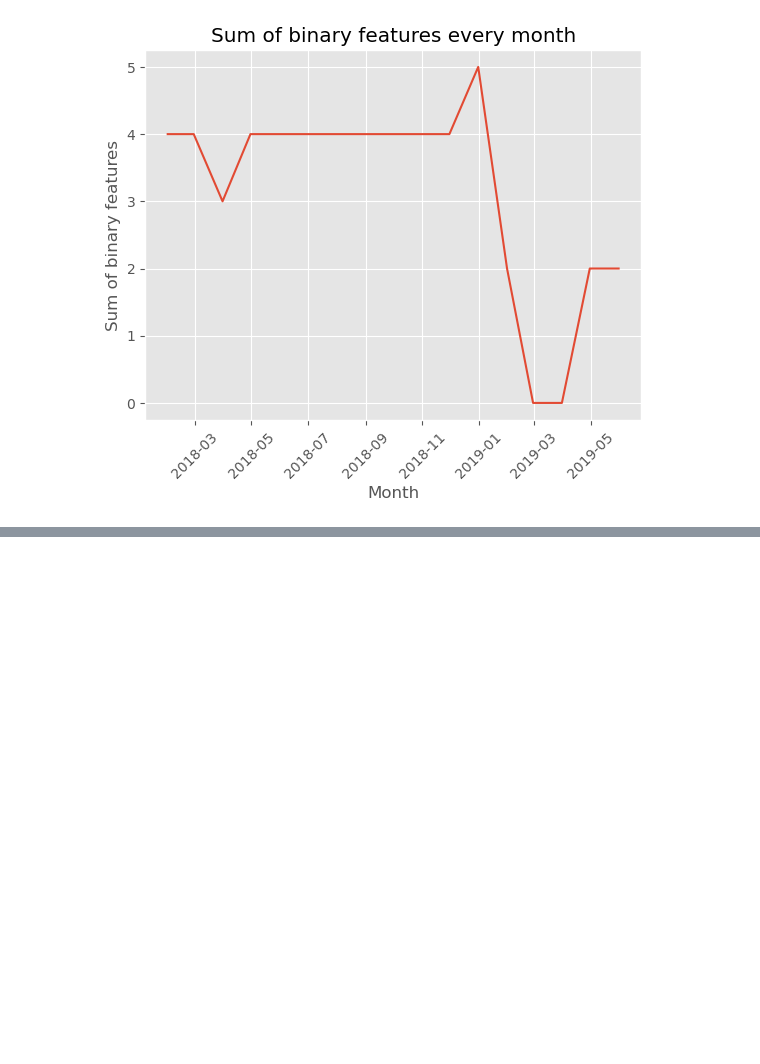
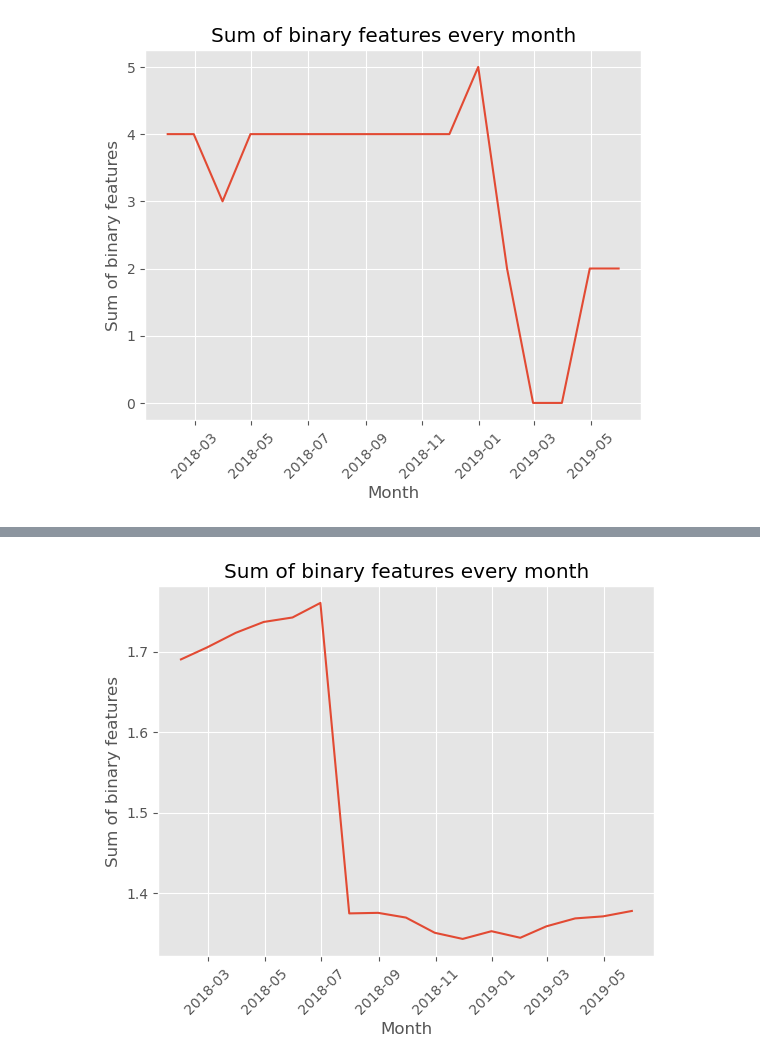
Before and after one commit to aggarcia1996/final_project_adjt, a Jupyter notebook: Analysis/EDA.ipynb, the cells around one changed output, grey strips where cells are left out. Drawn from its saved outputs; the diff is of its cells as text; code cells hidden in the pictures; blank space fills up the shorter version.

```diff
--- a/Analysis/EDA.ipynb
+++ b/Analysis/EDA.ipynb
@@ -393,3 +396,16 @@ df[df["pk_cid"] == "1050358"].T
 | entry_channel | KHE | KHE | KHE | KHE | KHE | KHE | KHE | KHE | KHE | KHE | KHE | ... |
 | active_customer | 1.00 | 1.00 | 1.00 | 1.00 | 1.00 | 1.00 | 1.00 | 1.00 | 1.00 | 1.00 | 1.00 | ... |
 | segment | 03 - UNIVERSITARIO | 03 - UNIVERSITARIO | 03 - UNIVERSITARIO | 03 - UNIVERSITARIO | 03 - UNIVERSITARIO | 03 - UNIVERSITARIO | 03 - UNIVERSITARIO | 03 - UNIVERSITARIO | 03 - UNIVERSITARIO | 03 - UNIVERSITARIO | 03 - UNIVERSITARIO | ... |
+# %%
+## in june 2018 something happened: the average sum of binary features dropped significantly
+
+df_monthly = df.resample("M", on = "pk_partition").mean()
+plt.plot(df_monthly.index, df_monthly[["deceased", "short_term_deposit", "loans", "mortgage", "funds","securities", "long_term_deposit", "credit_card", "payroll","pension_plan", "payroll_account", "emc_account", "debit_card", "em_account_p", "em_acount", "active_customer"]].sum(axis = 1))
+
+plt.xlabel("Month")
+plt.ylabel("Sum of binary features")
+plt.title("Sum of binary features every month")
+plt.xticks(rotation=45)
+plt.show()
+# %% [output]
+[figure, added]
```
Also changed, not shown: parts of 1 cell of this notebook.
